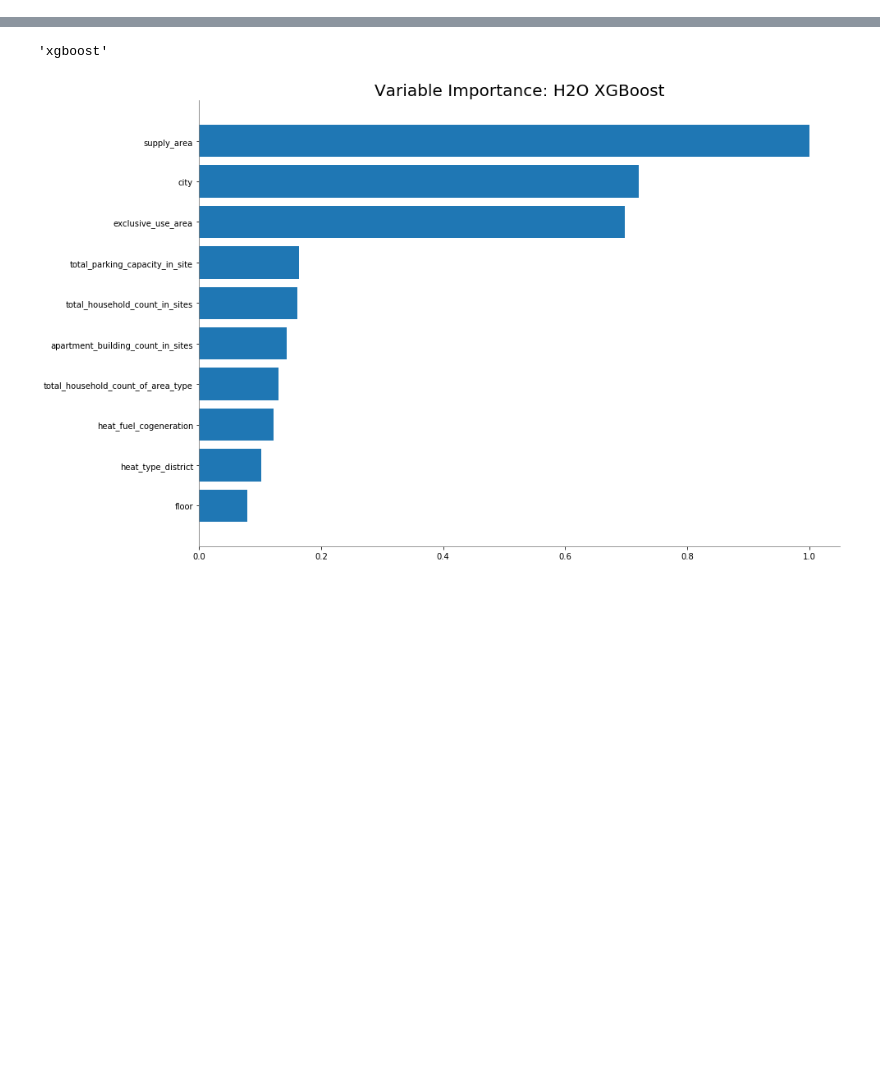
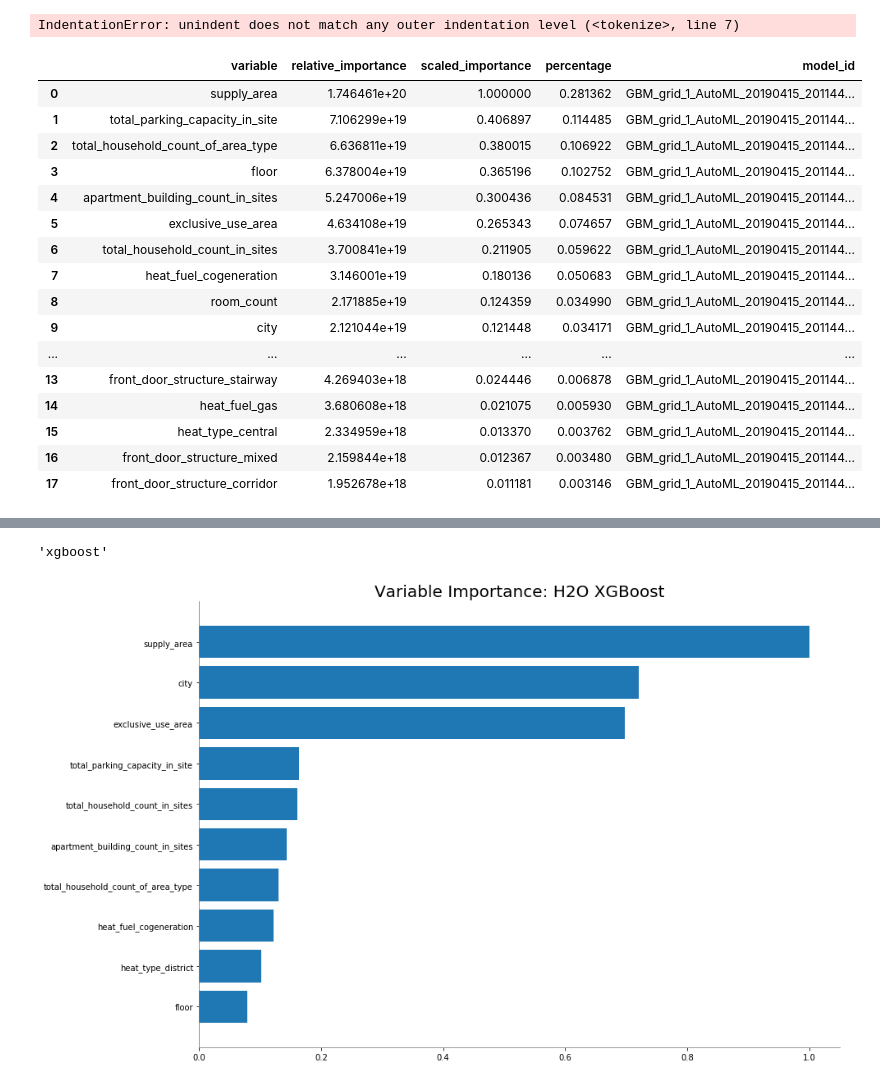
Before and after one commit to INFO6105-Spring19/hyperparameter-db-project-ds07, a Jupyter notebook: H2O.ipynb, the cells around one changed output, grey strips where cells are left out. Saved outputs shown, nothing was run; the diff lists cells and outputs as text; code cells hidden in the pictures; blank space fills up the shorter version.

Commit message:
Create loop to output all the data

```diff
--- a/H2O.ipynb
+++ b/H2O.ipynb
@@ -159,0 +211,38 @@ print(aml.leaderboard)
+# %%
+tup1 = (i,j,)
+       # tup2 = (,)
+        #tup3 = tup1 + tup2
+        new = tup1
+
+        new_varimp.append(new)
+    print (new_varimp)
+# %% [output]
+IndentationError: unindent does not match any outer indentation level (<tokenize>, line 7)
+# %%
+vamp_csv = pd.DataFrame(varimp,
+                            columns = ['variable',
+                                       'relative_importance',
+                                       'scaled_importance',
+                                       'percentage'])
+    vamp_csv['model_id']  = i
+    result = frame.append(vamp_csv)
+# %%
+vamp_csv
+# %% [output]
+|  | variable | relative_importance | scaled_importance | percentage | model_id |
+| 0 | supply_area | 1.746461e+20 | 1.000000 | 0.281362 | GBM_grid_1_AutoML_20190415_201144... |
+| 1 | total_parking_capacity_in_site | 7.106299e+19 | 0.406897 | 0.114485 | GBM_grid_1_AutoML_20190415_201144... |
+| 2 | total_household_count_of_area_type | 6.636811e+19 | 0.380015 | 0.106922 | GBM_grid_1_AutoML_20190415_201144... |
+| 3 | floor | 6.378004e+19 | 0.365196 | 0.102752 | GBM_grid_1_AutoML_20190415_201144... |
+| 4 | apartment_building_count_in_sites | 5.247006e+19 | 0.300436 | 0.084531 | GBM_grid_1_AutoML_20190415_201144... |
+| 5 | exclusive_use_area | 4.634108e+19 | 0.265343 | 0.074657 | GBM_grid_1_AutoML_20190415_201144... |
+| 6 | total_household_count_in_sites | 3.700841e+19 | 0.211905 | 0.059622 | GBM_grid_1_AutoML_20190415_201144... |
+| 7 | heat_fuel_cogeneration | 3.146001e+19 | 0.180136 | 0.050683 | GBM_grid_1_AutoML_20190415_201144... |
+| 8 | room_count | 2.171885e+19 | 0.124359 | 0.034990 | GBM_grid_1_AutoML_20190415_201144... |
+| 9 | city | 2.121044e+19 | 0.121448 | 0.034171 | GBM_grid_1_AutoML_20190415_201144... |
+| ... | ... | ... | ... | ... | ... |
+| 13 | front_door_structure_stairway | 4.269403e+18 | 0.024446 | 0.006878 | GBM_grid_1_AutoML_20190415_201144... |
+| 14 | heat_fuel_gas | 3.680608e+18 | 0.021075 | 0.005930 | GBM_grid_1_AutoML_20190415_201144... |
+| 15 | heat_type_central | 2.334959e+18 | 0.013370 | 0.003762 | GBM_grid_1_AutoML_20190415_201144... |
+| 16 | front_door_structure_mixed | 2.159844e+18 | 0.012367 | 0.003480 | GBM_grid_1_AutoML_20190415_201144... |
+| 17 | front_door_structure_corridor | 1.952678e+18 | 0.011181 | 0.003146 | GBM_grid_1_AutoML_20190415_201144... |
```
Also changed, not shown: parts of 40 cells of this notebook, 7 other files.
